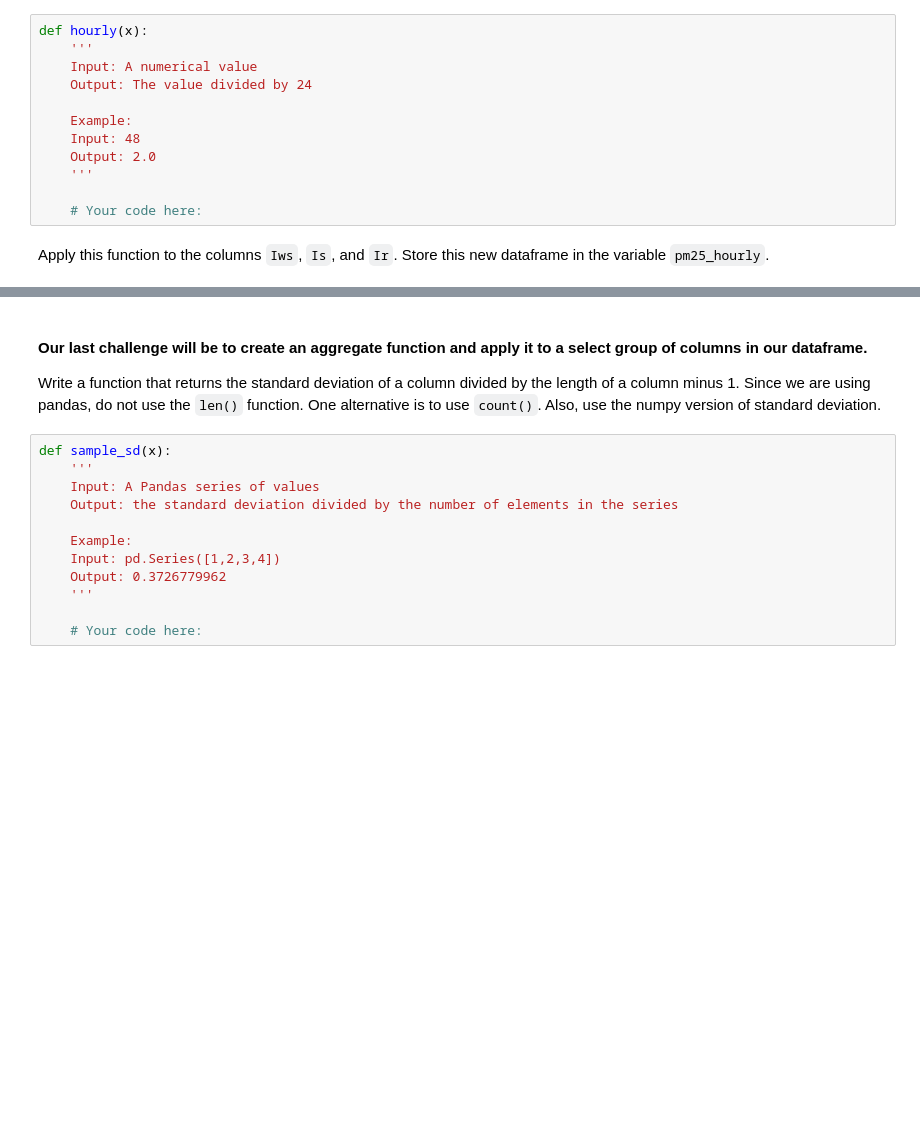
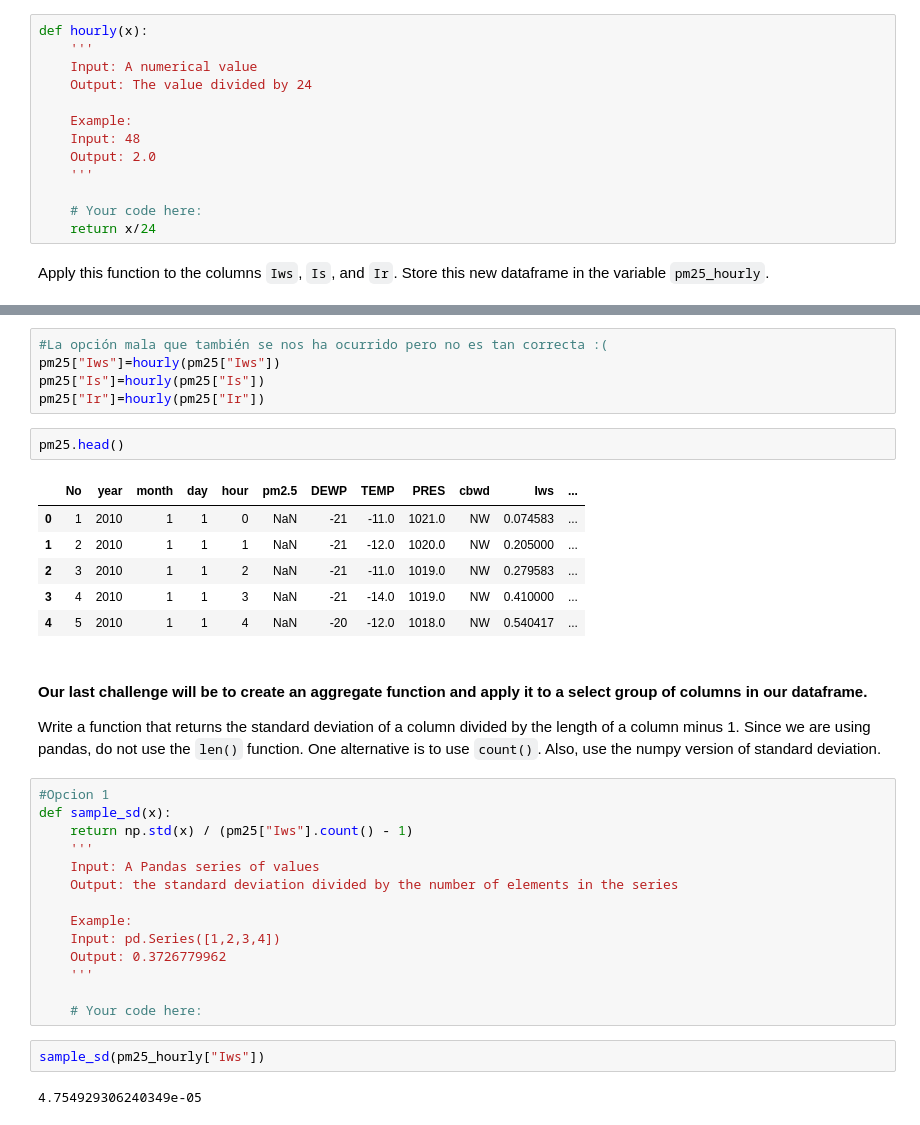
Before and after one commit to silviaherf/datamad0820, a Jupyter notebook: module-1/lab-map-reduce-filter/your-code/main.ipynb, the cells around one changed output, grey strips where cells are left out. Cells and saved outputs as stored; diff of their text form; blank space fills up the shorter version.

```diff
--- a/module-1/lab-map-reduce-filter/your-code/main.ipynb
+++ b/module-1/lab-map-reduce-filter/your-code/main.ipynb
@@ -253,5 +262,6 @@ def hourly(x):
     '''
 
     # Your code here:
+    return x/24
 # %% [markdown]
 Apply this function to the columns `Iws`, `Is`, and `Ir`. Store this new dataframe in the variable `pm25_hourly`.
@@ -260,9 +287,25 @@ Apply this function to the columns `Iws`, `Is`, and `Ir`. Store this new datafra
+# %%
+#La opción mala que también se nos ha ocurrido pero no es tan correcta :(
+pm25["Iws"]=hourly(pm25["Iws"])
+pm25["Is"]=hourly(pm25["Is"])
+pm25["Ir"]=hourly(pm25["Ir"])
+# %%
+pm25.head()
+# %% [output]
+|  | No | year | month | day | hour | pm2.5 | DEWP | TEMP | PRES | cbwd | Iws | ... |
+| 0 | 1 | 2010 | 1 | 1 | 0 | NaN | -21 | -11.0 | 1021.0 | NW | 0.074583 | ... |
+| 1 | 2 | 2010 | 1 | 1 | 1 | NaN | -21 | -12.0 | 1020.0 | NW | 0.205000 | ... |
+| 2 | 3 | 2010 | 1 | 1 | 2 | NaN | -21 | -11.0 | 1019.0 | NW | 0.279583 | ... |
+| 3 | 4 | 2010 | 1 | 1 | 3 | NaN | -21 | -14.0 | 1019.0 | NW | 0.410000 | ... |
+| 4 | 5 | 2010 | 1 | 1 | 4 | NaN | -20 | -12.0 | 1018.0 | NW | 0.540417 | ... |
 # %% [markdown]
 #### Our last challenge will be to create an aggregate function and apply it to a select group of columns in our dataframe.
 
 Write a function that returns the standard deviation of a column divided by the length of a column minus 1. Since we are using pandas, do not use the `len()` function. One alternative is to use `count()`. Also, use the numpy version of standard deviation.
 # %%
+#Opcion 1
 def sample_sd(x):
+    return np.std(x) / (pm25["Iws"].count() - 1)
     '''
     Input: A Pandas series of values
     Output: the standard deviation divided by the number of elements in the series
@@ -273,3 +316,7 @@ def sample_sd(x):
     '''
 
     # Your code here:
+# %%
+sample_sd(pm25_hourly["Iws"])
+# %% [output]
+4.754929306240349e-05
```
Also changed, not shown: parts of 10 cells of this notebook.
